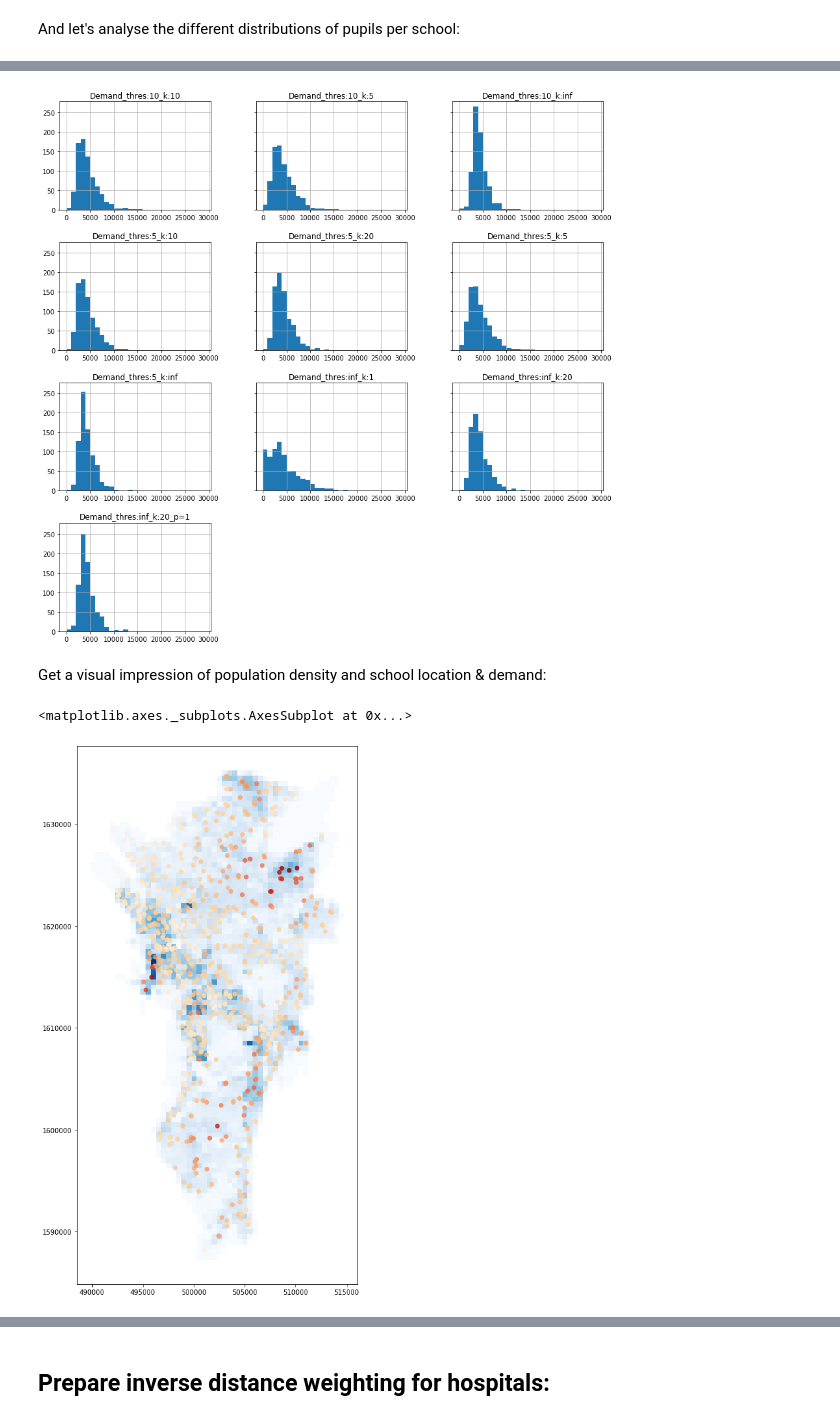
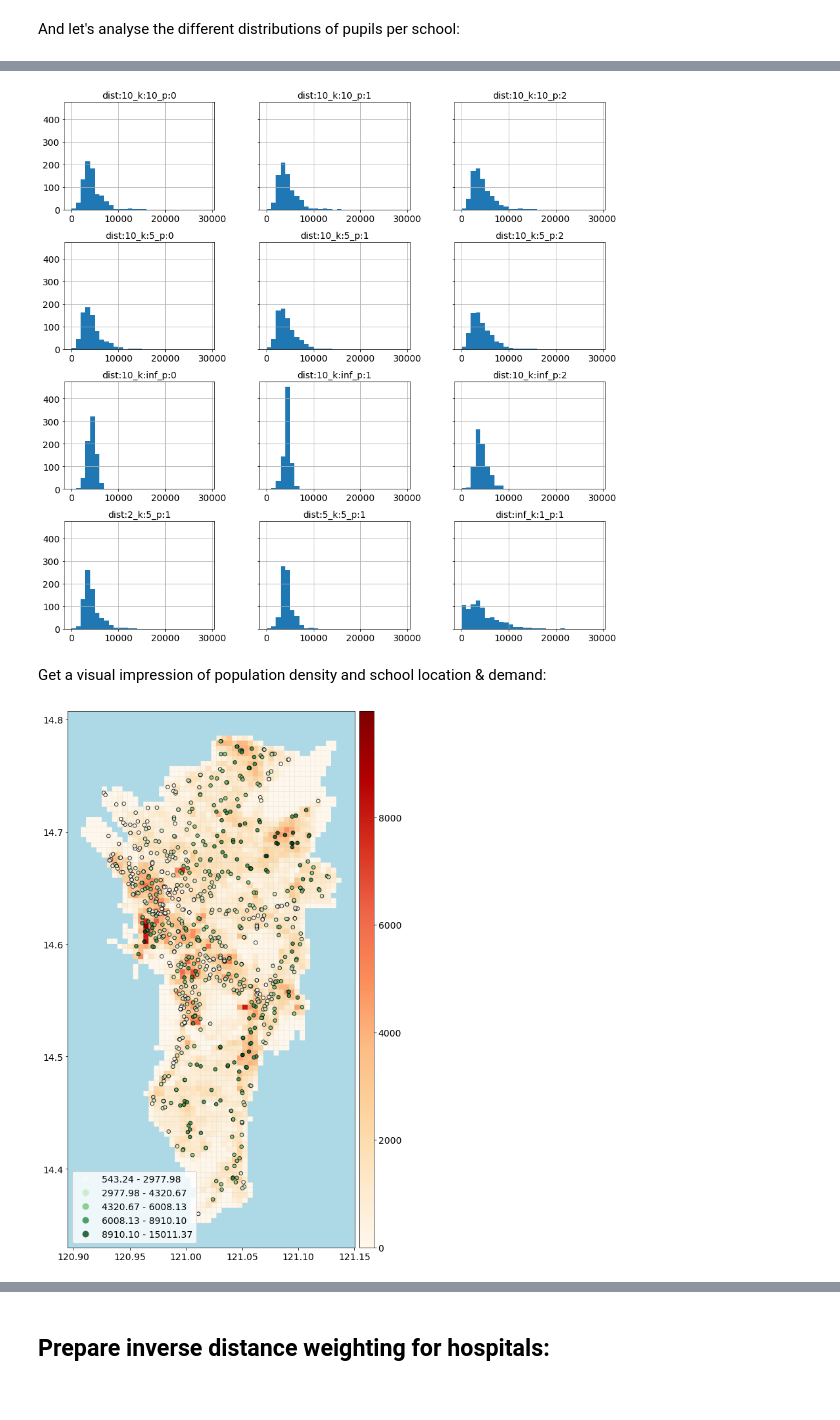
Before and after one commit to sfthies/Manila_seismic_risk, a Jupyter notebook: Main.ipynb, the cells around one changed output, grey strips where cells are left out. Drawn from its saved outputs; the diff is of its cells as text; code cells hidden in the pictures.

```diff
--- a/Main.ipynb
+++ b/Main.ipynb
@@ -21,6 +24,21 @@ sys.path.append("C://Users/wb555300/OneDrive - WBG/Documents/GitHub/GOSTnetAddon
 sys.path.append("C://Users/wb555300/OneDrive - WBG/Documents/GitHub/GOST_PublicGoods/GOSTNets/GOSTNets")
 import GOSTnet as gn
 import GostnetAddons as gna
+# %%
+#For plotting:
+from mpl_toolkits.axes_grid1 import make_axes_locatable
+
+SMALL_SIZE = 14
+MEDIUM_SIZE = 16
+BIGGER_SIZE = 20
+
+plt.rc('font', size=SMALL_SIZE)          # controls default text sizes
+plt.rc('axes', titlesize=SMALL_SIZE)     # fontsize of the axes title
+plt.rc('axes', labelsize=MEDIUM_SIZE)    # fontsize of the x and y labels
+plt.rc('xtick', labelsize=SMALL_SIZE)    # fontsize of the tick labels
+plt.rc('ytick', labelsize=SMALL_SIZE)    # fontsize of the tick labels
+plt.rc('legend', fontsize=SMALL_SIZE)    # legend fontsize
+plt.rc('figure', titlesize=BIGGER_SIZE)  # fontsize of the figure title
 # %% [markdown]
 Set working directory:
 # %%
@@ -427,4 +490,4 @@ ax.set_facecolor('lightblue')
 # %% [markdown]
 Alternative way (slower): take the actual building level data and run calculations:
 # %%
-grid_p['Pop_build']=gna.area_weighted_aggregation(grid, building_pop_p, ['Bgy_Popula'])
+%time grid_p['Pop_build']=gna.area_weighted_aggregation(grid_p, building_pop_p, ['Bgy_Popula'])
@@ -630,14 +739,19 @@ And let's analyse the different distributions of pupils per school:
 # %%
-mani_sch_p_demand.iloc[:,-10:].hist(bins = np.arange(0,30000,1000), figsize = (15,15), sharey = True)
-plt.show()
+mani_sch_p_demand.iloc[:,-12:].hist(bins = np.arange(0,30000,1000), figsize = (15,15), sharey = True)
+plt.savefig('PLOTS/School_size_hists.jpg', bbox_inches='tight')
 # %% [output]
-[figure, old version]
+[figure, new version]
 # %% [markdown]
 Get a visual impression of population density and school location & demand:
+# %%
+grid_p['Pop_school'] = grid_p_cent['Pop_school']
 # %%
 fig, ax = plt.subplots(figsize = (15,15))
-grid_p.plot(ax = ax, column = 'Pop_build', cmap = 'Blues')
-mani_sch_p_demand.plot(ax = ax, column = 'Demand_thres:10_k:10', cmap = 'OrRd', alpha = 0.8)
+divider = make_axes_locatable(ax)
+cax = divider.append_axes("right", size="5%", pad=0.1)
+ax.set_facecolor('lightblue')
+grid_p.to_crs(lonlat_crs).plot(ax = ax, column = 'Pop_school',  legend = True,  cmap='OrRd', cax = cax)
+mani_sch_p_demand.to_crs(lonlat_crs).plot(ax = ax, column = 'dist:10_k:10_p:1', cmap = 'Greens',scheme="fisherjenks" , alpha = 0.8, markersize = 30, legend = True, edgecolor = 'black')
+plt.savefig('PLOTS/School_size_map_total.jpg', bbox_inches = 'tight')
 # %% [output]
-<matplotlib.axes._subplots.AxesSubplot at 0x...>
-[figure, old version]
+[figure, new version]
```
Also changed, not shown: parts of 40 cells of this notebook, 1 other file.
